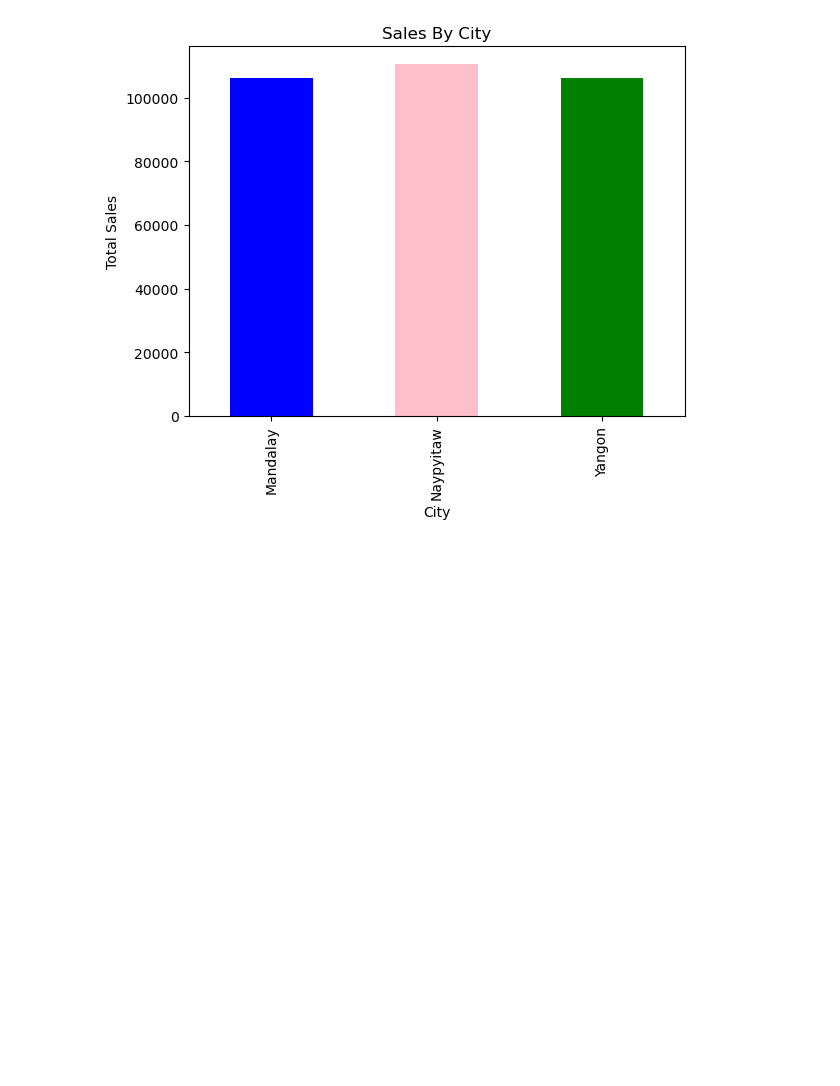
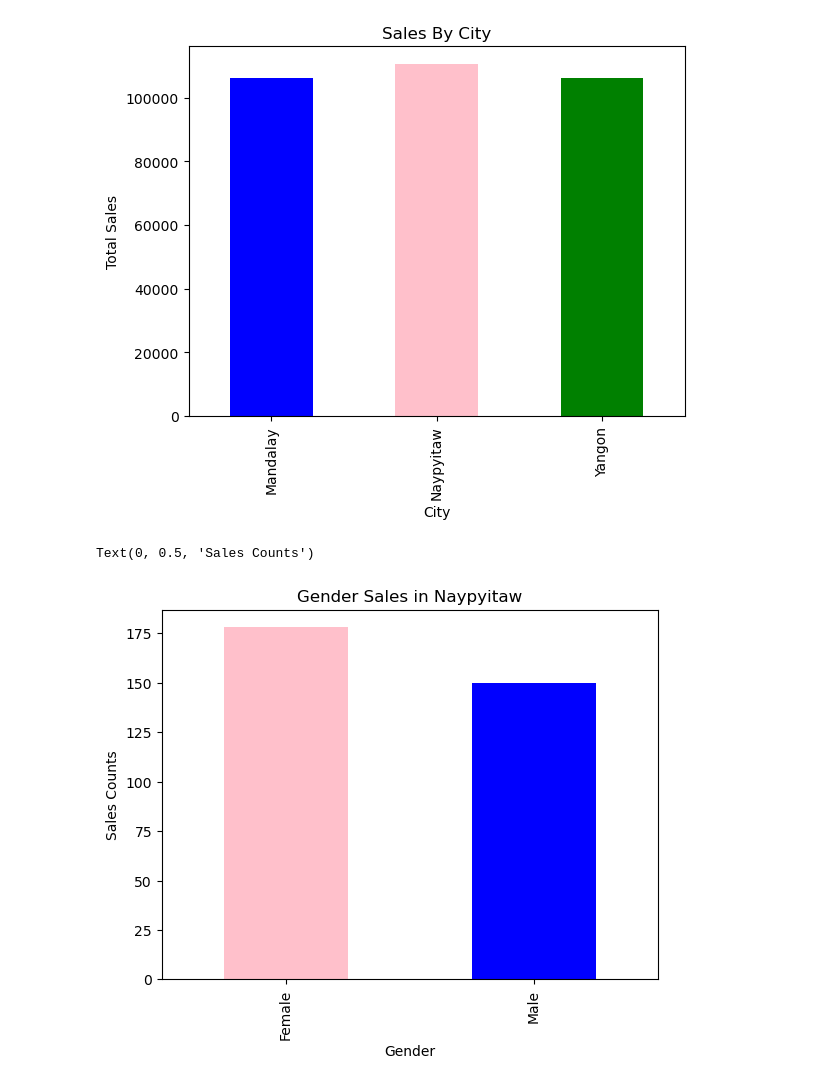
Before and after one commit to NiallGF/First-data-project, a Jupyter notebook: Kaggle Project/Workbooks/Data Visualisation.ipynb, the cells around one changed output. Saved outputs shown, nothing was run; the diff lists cells and outputs as text; code cells hidden in the pictures; blank space fills up the shorter version.

Commit message:
Female sales corrected

```diff
--- a/Kaggle Project/Workbooks/Data Visualisation.ipynb
+++ b/Kaggle Project/Workbooks/Data Visualisation.ipynb
@@ -27,0 +26,11 @@ df_Naypyitaw_gender_count = df.groupby(['
+# %%
+df_Naypyitaw = df[df['City'] == 'Naypyitaw']
+df_Naypyitaw_sales_by_gender = df_Naypyitaw['Gender'].value_counts()
+
+df_Naypyitaw_sales_by_gender.plot(kind='bar', color=['pink', 'blue'])
+plt.title('Gender Sales in Naypyitaw')
+plt.xlabel('Gender')
+plt.ylabel('Sales Counts')
+# %% [output]
+Text(0, 0.5, 'Sales Counts')
+[figure, added]
```
Also changed, not shown: parts of 5 cells of this notebook.
